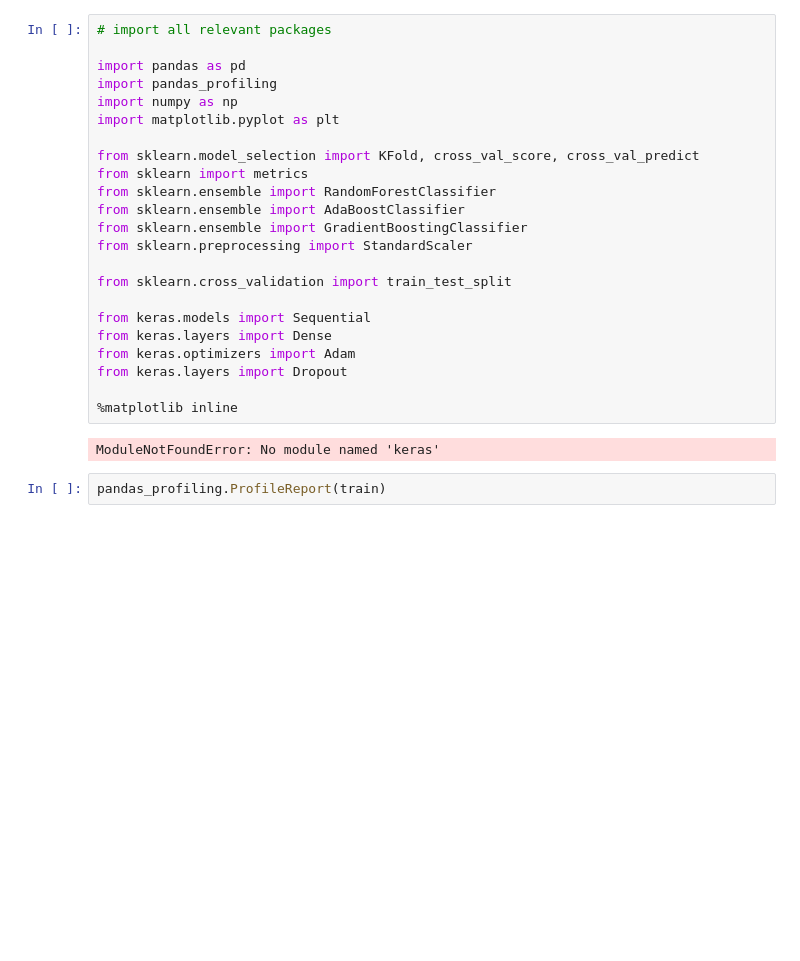
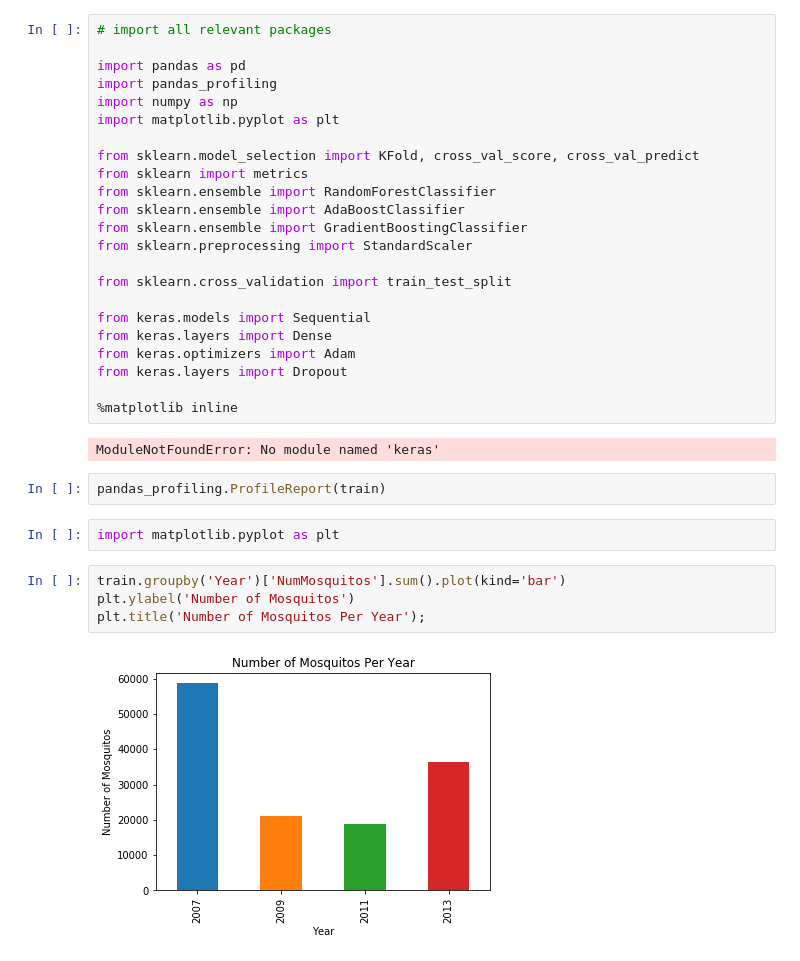
Before and after one commit to leticiabeeck/predict_west_nile_virus, a Jupyter notebook: 01.Merged_new_team_EDA.ipynb, the cells around one changed output. Drawn from its saved outputs; the diff is of its cells as text; blank space fills up the shorter version.

```diff
--- a/01.Merged_new_team_EDA.ipynb
+++ b/01.Merged_new_team_EDA.ipynb
@@ -904,3 +904,11 @@ from keras.layers import Dropout
 ModuleNotFoundError: No module named 'keras'
 # %%
 pandas_profiling.ProfileReport(train)
+# %%
+import matplotlib.pyplot as plt
+# %%
+train.groupby('Year')['NumMosquitos'].sum().plot(kind='bar')
+plt.ylabel('Number of Mosquitos')
+plt.title('Number of Mosquitos Per Year');
+# %% [output]
+[figure, added]
```
Also changed, not shown: parts of 2 cells of this notebook, 1 other file.
